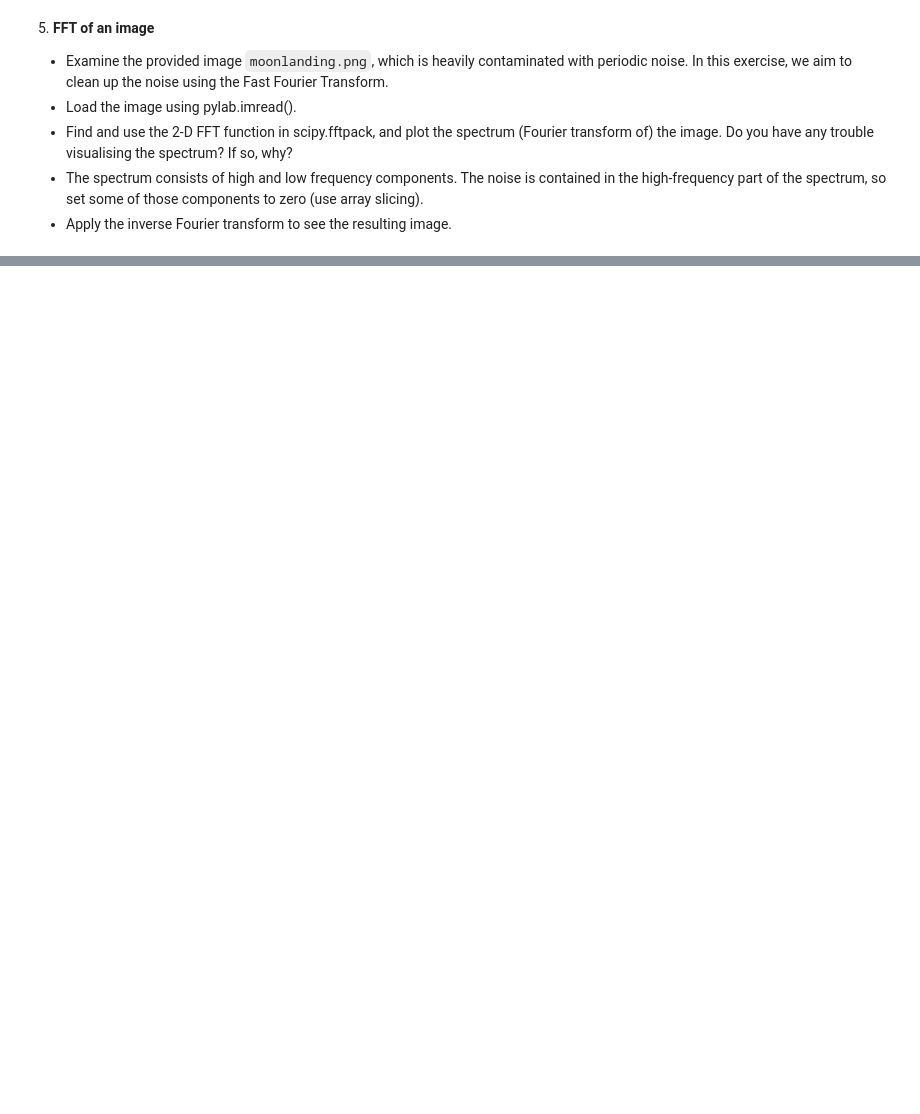
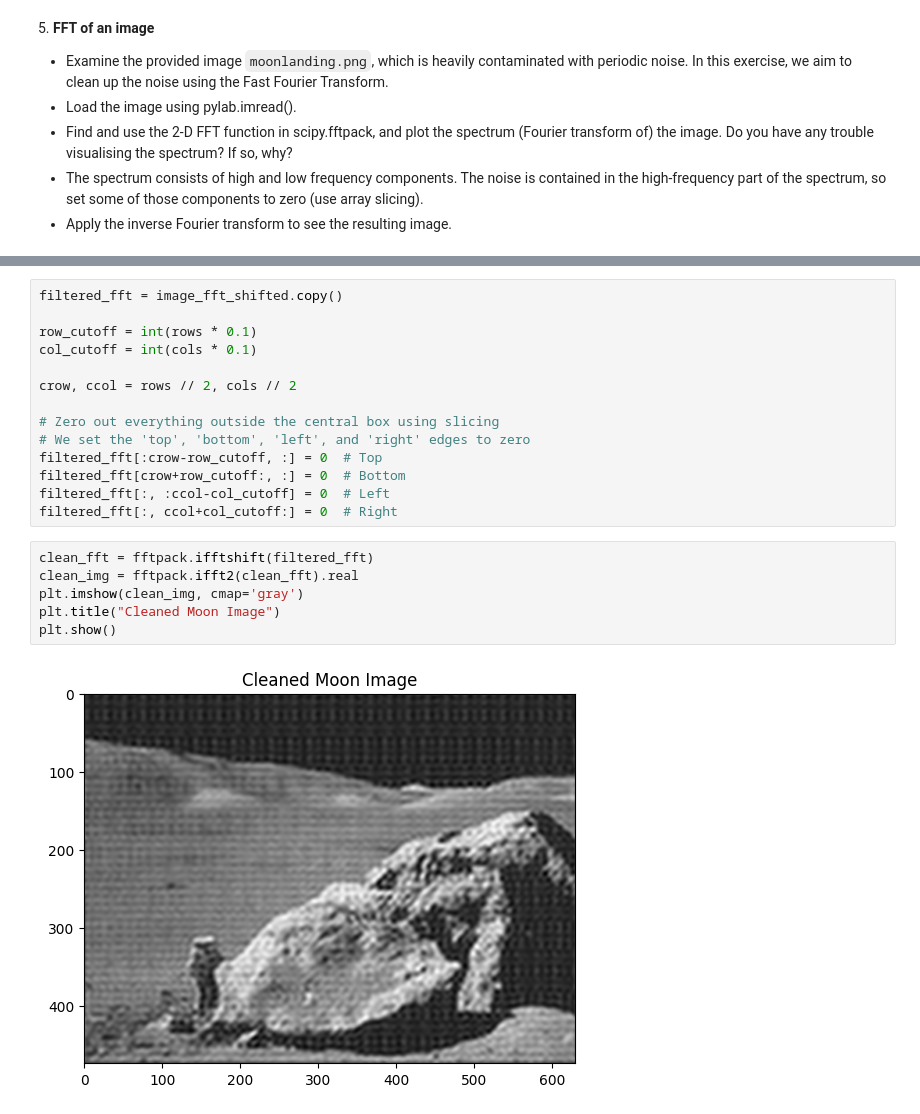
Before and after one commit to miguelordenugarte/LaboratoryOfComputationalPhysics_Y8, a Jupyter notebook: 09ex_Algorithms.ipynb, the cells around one changed output, grey strips where cells are left out. Saved outputs shown, nothing was run; the diff lists cells and outputs as text; blank space fills up the shorter version.

```diff
--- a/09ex_Algorithms.ipynb
+++ b/09ex_Algorithms.ipynb
@@ -192,0 +263,22 @@ carrots_fft = fftpack.fft(carrots)
+# %%
+filtered_fft = image_fft_shifted.copy()
+
+row_cutoff = int(rows * 0.1)
+col_cutoff = int(cols * 0.1)
+
+crow, ccol = rows // 2, cols // 2
+
+# Zero out everything outside the central box using slicing
+# We set the 'top', 'bottom', 'left', and 'right' edges to zero
+filtered_fft[:crow-row_cutoff, :] = 0  # Top
+filtered_fft[crow+row_cutoff:, :] = 0  # Bottom
+filtered_fft[:, :ccol-col_cutoff] = 0  # Left
+filtered_fft[:, ccol+col_cutoff:] = 0  # Right
+# %%
+clean_fft = fftpack.ifftshift(filtered_fft)
+clean_img = fftpack.ifft2(clean_fft).real
+plt.imshow(clean_img, cmap='gray')
+plt.title("Cleaned Moon Image")
+plt.show()
+# %% [output]
+[figure, added]
```
Also changed, not shown: parts of 9 cells of this notebook.
